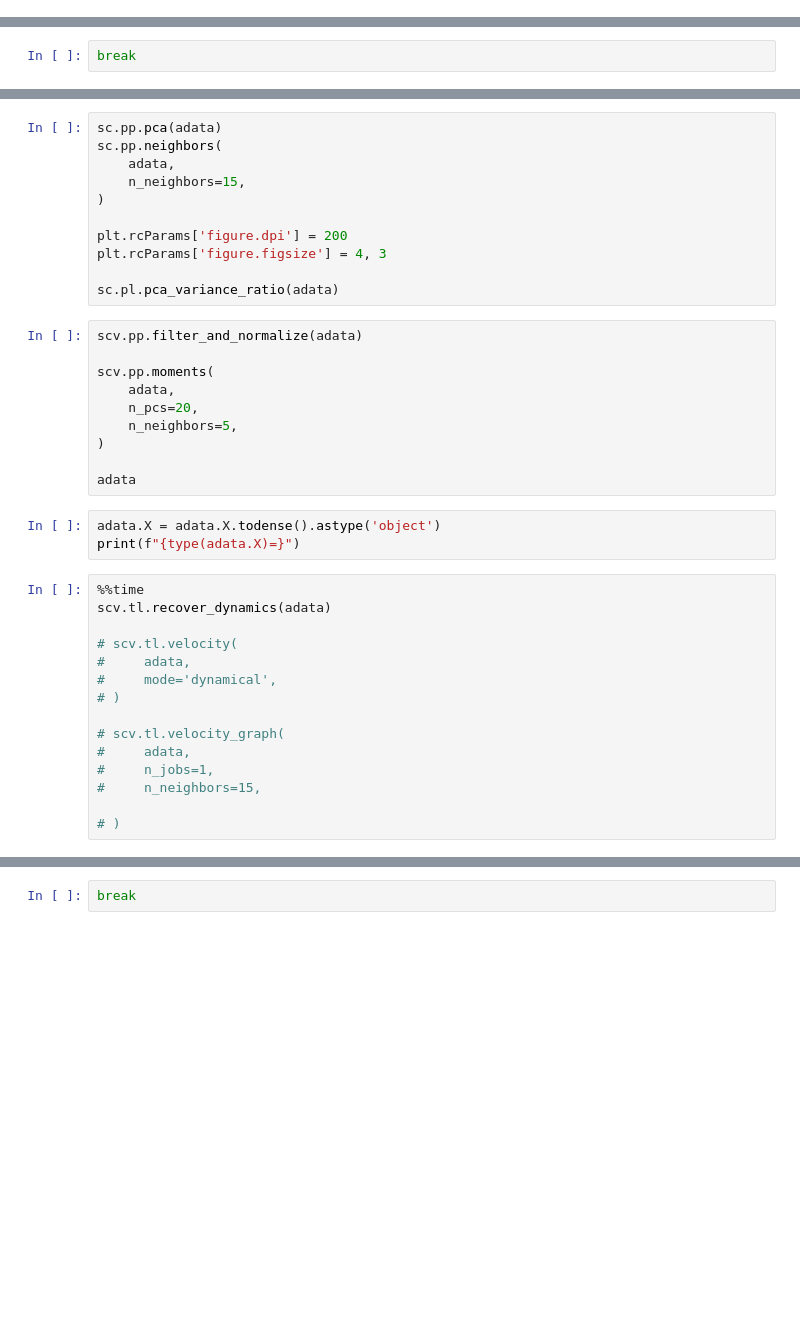
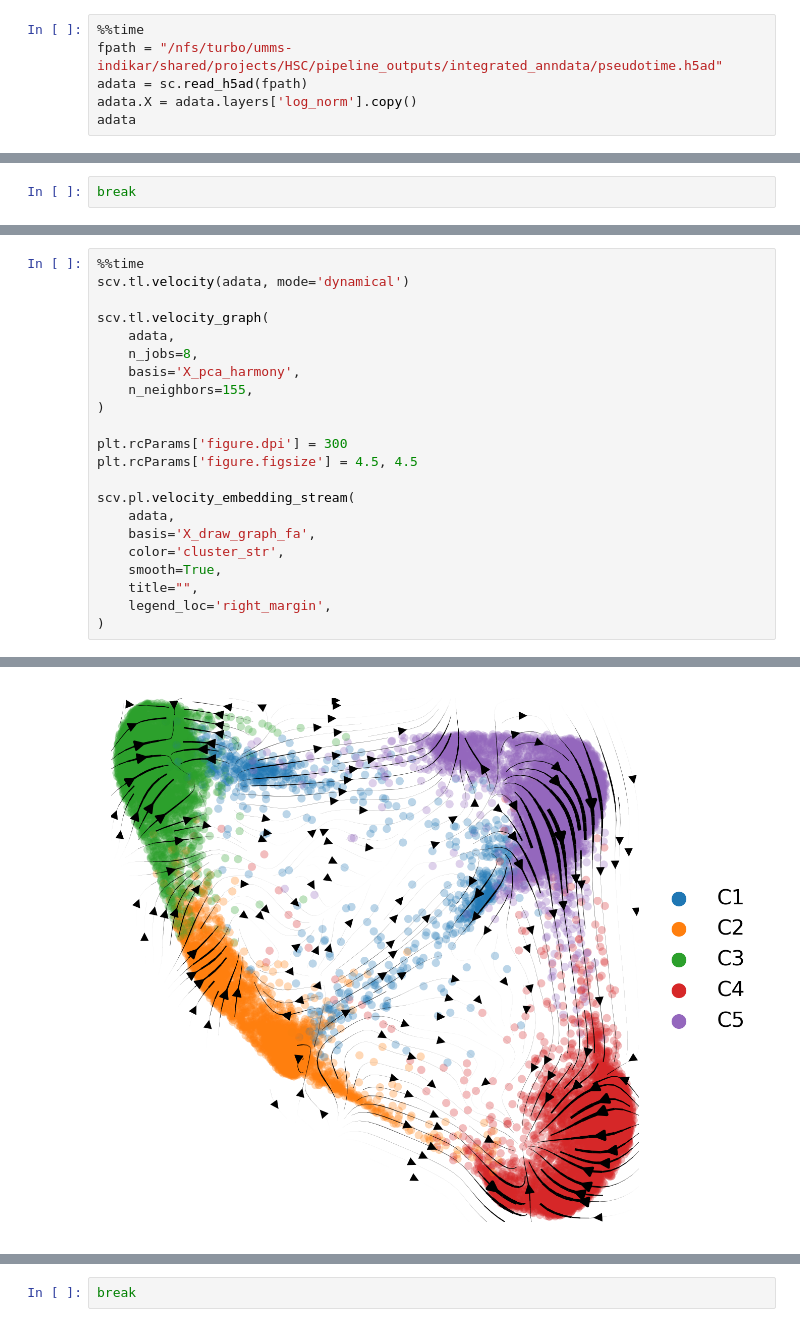
Before and after one commit to CooperStansbury/hematokytos, a Jupyter notebook: notebooks/pipeline_analysis/scvelo.ipynb, the cells around one changed output, grey strips where cells are left out. Cells and saved outputs as stored; diff of their text form; blank space fills up the shorter version.

Commit message:
add rna velocity

```diff
--- a/notebooks/pipeline_analysis/scvelo.ipynb
+++ b/notebooks/pipeline_analysis/scvelo.ipynb
@@ -21,0 +26,6 @@ scv.__version__
+# %%
+%%time
+fpath = "/nfs/turbo/umms-indikar/shared/projects/HSC/pipeline_outputs/integrated_anndata/pseudotime.h5ad"
+adata = sc.read_h5ad(fpath)
+adata.X = adata.layers['log_norm'].copy()
+adata
@@ -87,39 +173,23 @@ adata
-# %%
-sc.pp.pca(adata)
-sc.pp.neighbors(
-    adata,
-    n_neighbors=15,
-)
-
-plt.rcParams['figure.dpi'] = 200
-plt.rcParams['figure.figsize'] = 4, 3
-
-sc.pl.pca_variance_ratio(adata)
-# %%
-scv.pp.filter_and_normalize(adata)
-
-scv.pp.moments(
-    adata,
-    n_pcs=20,
-    n_neighbors=5,
-)
-
-adata
-# %%
-adata.X = adata.X.todense().astype('object')
-print(f"{type(adata.X)=}")
-# %%
-%%time
-scv.tl.recover_dynamics(adata)
-
-# scv.tl.velocity(
-#     adata,
-#     mode='dynamical',
-# )
-
-# scv.tl.velocity_graph(
-#     adata,
-#     n_jobs=1,
-#     n_neighbors=15,
-
-# )
+# %%
+%%time
+scv.tl.velocity(adata, mode='dynamical')
+
+scv.tl.velocity_graph(
+    adata,
+    n_jobs=8,
+    basis='X_pca_harmony',
+    n_neighbors=155,
+)
+
+plt.rcParams['figure.dpi'] = 300
+plt.rcParams['figure.figsize'] = 4.5, 4.5
+
+scv.pl.velocity_embedding_stream(
+    adata,
+    basis='X_draw_graph_fa',
+    color='cluster_str',
+    smooth=True,
+    title="",
+    legend_loc='right_margin',
+)
+# %% [output]
@@ -125,0 +209 @@ scv.tl.recover_dynamics(adata)
+[figure, added]
```
Also changed, not shown: parts of 43 cells of this notebook, 10 other files.
